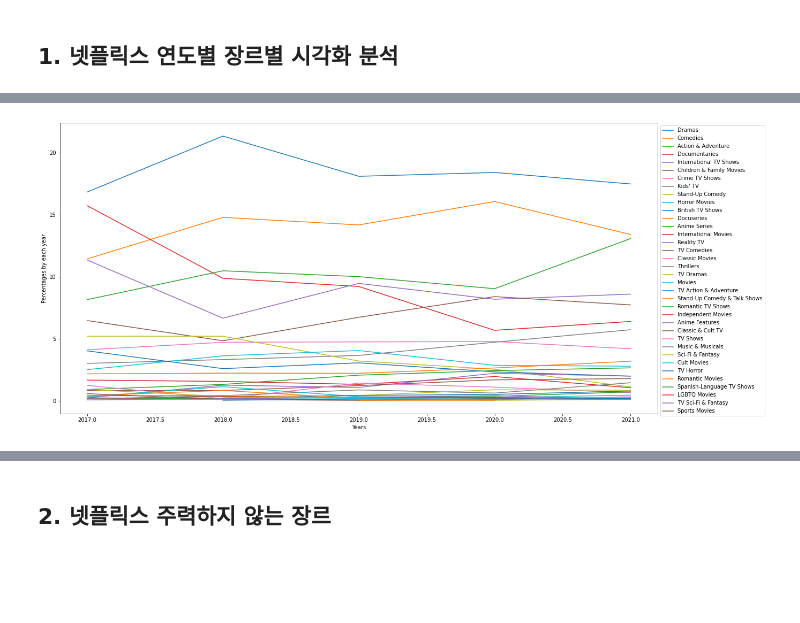
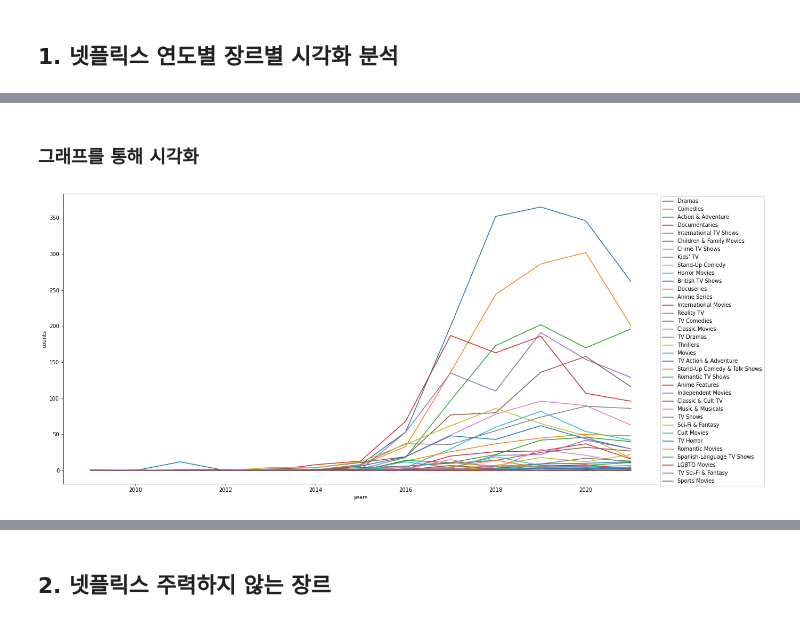
Before and after one commit to och9854/Datathon, a Jupyter notebook: Datathon (2).ipynb, the cells around one changed output, grey strips where cells are left out. Saved outputs shown, nothing was run; the diff lists cells and outputs as text; code cells hidden in the pictures; blank space fills up the shorter version.

Commit message:
Add files via upload
ctrl + F 해서 '수정한거'

```diff
--- a/Datathon (2).ipynb
+++ b/Datathon (2).ipynb
@@ -153,3 +162,7 @@ df.head()
 | 2 | s3 | TV Show | Ganglands | 2021 | Crime TV Shows, International TV ... | Crime TV Shows |
 | 3 | s4 | TV Show | Jailbirds New Orleans | 2021 | Docuseries, Reality TV | Docuseries |
 | 4 | s5 | TV Show | Kota Factory | 2021 | International TV Shows, Romantic ... | International TV Shows |
+# %%
+# 최근 작픔들만 선별 # why? the important thing is the trend!
+df = df.loc[df['year'] >= 2009]
+df
@@ -213,16 +241,25 @@ year
 Name: genre, dtype: int64
 # %%
 # 장르별 분리 -> 연도별 counting
+# 수정한거
 
-year_list = [i for i in range(2017, 2022)]
+#genre_by_year = {}
 
-genre_by_year = {}
+empty_df = pd.DataFrame()
 
-for genre in genre_list:
+for i, genre in enumerate(genre_list):
 
     condition = (df['genre'] == genre)
-    temp = df_copy.loc[condition]
+    temp = df.loc[condition]
     temp = temp.groupby('year')['genre']
-    temp = temp.count()
+    temp = temp.count() / year_counts * year_counts
 
-    genre_by_year[genre] = temp / year_counts * 100
+    empty_df[genre] =temp
+
+    #genre_by_year[genre] = temp
+
+
+#empty_df.loc["2022"] = pred
+
+empty_df = empty_df.fillna(0)
+empty_df
@@ -229,13 +283,21 @@ for genre in genre_list:
+# %% [markdown]
+### 그래프를 통해 시각화
 # %%
+# 수정한거
+year_list = [i for i in range(2009, 2022)]
+
+%matplotlib inline
+
 plt.figure(figsize = (20,10))
 
 for genre in genre_list:
-    plt.plot(year_list, genre_by_year.get(genre))
+    plt.plot(year_list, empty_df[genre])
 
-plt.xlabel("Years")
-plt.ylabel("Percentages by each year")
+
+plt.xlabel('years')
+plt.ylabel('counts')
 
 plt.legend(genre_list, bbox_to_anchor = (1,1))
 plt.show()
 # %% [output]
-[figure, old version]
+[figure, new version]
```
Also changed, not shown: parts of 37 cells of this notebook.
